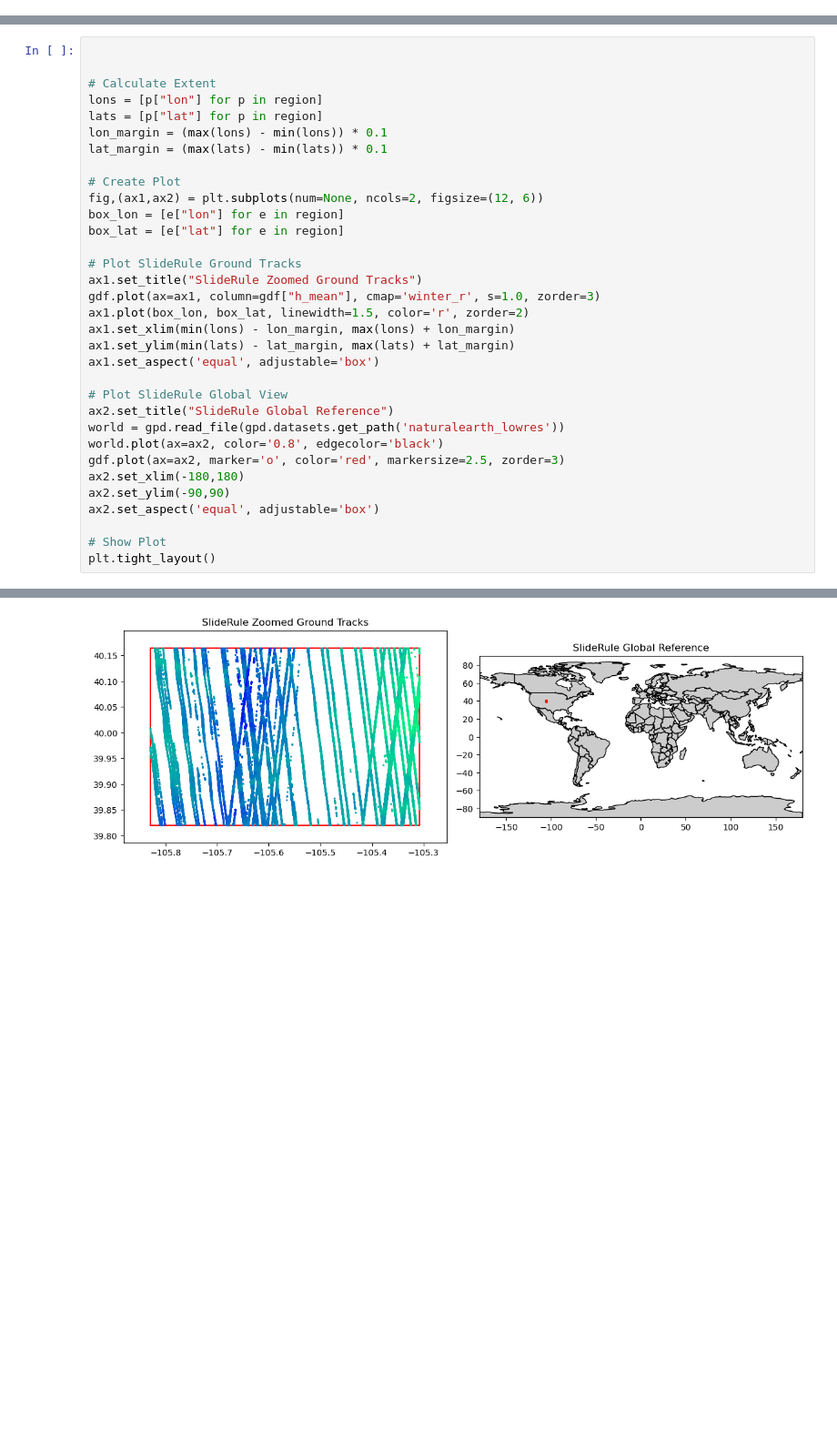
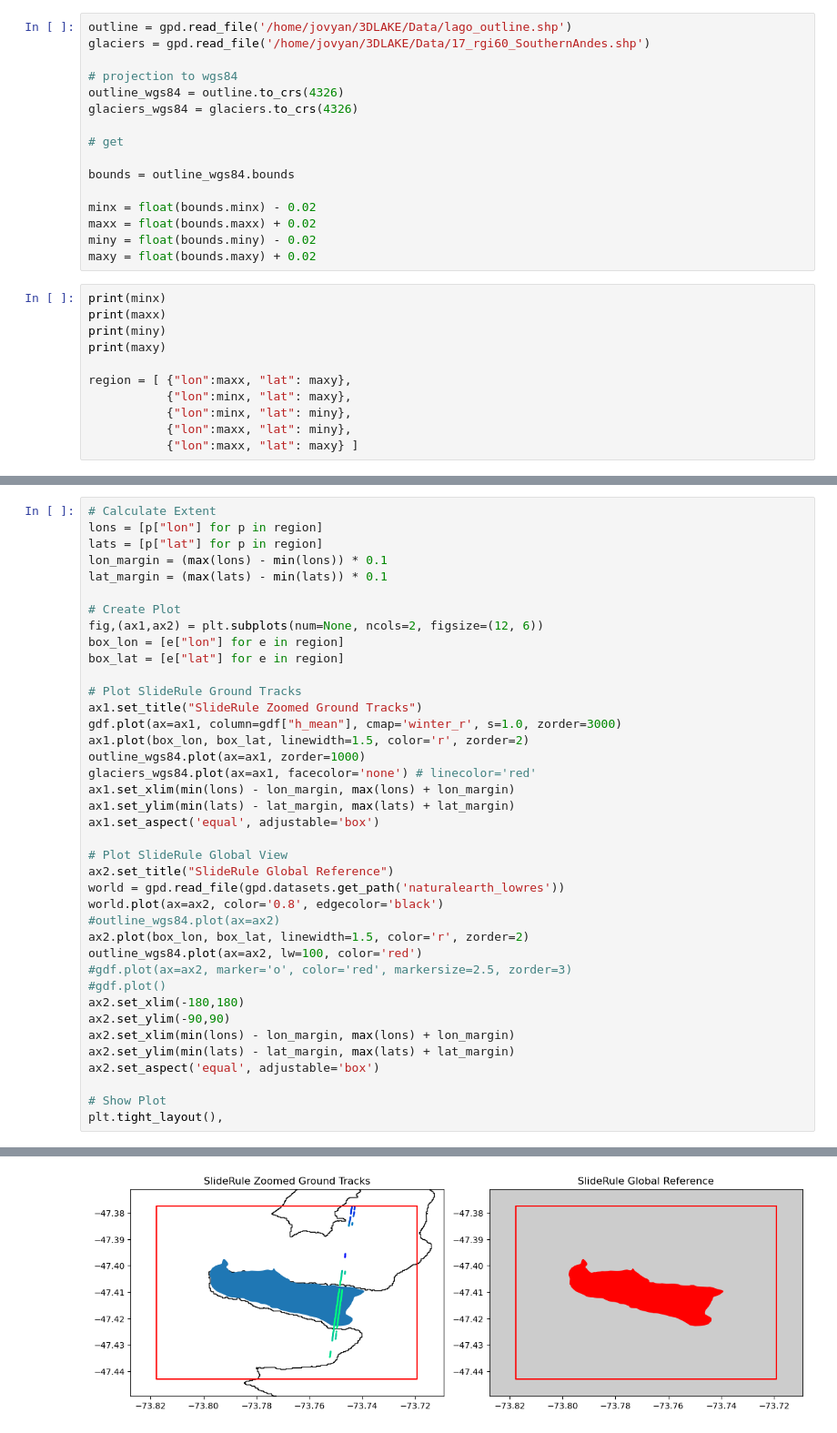
Before and after one commit to ICESAT-2HackWeek/3DLAKE, a Jupyter notebook: notebooks/plot_data.ipynb, the cells around one changed output, grey strips where cells are left out. Shown at 91% size. Cells and saved outputs as stored; diff of their text form; blank space fills up the shorter version.

```diff
--- a/notebooks/plot_data.ipynb
+++ b/notebooks/plot_data.ipynb
@@ -22,0 +9,27 @@ region
+# %%
+outline = gpd.read_file('/home/jovyan/3DLAKE/Data/lago_outline.shp')
+glaciers = gpd.read_file('/home/jovyan/3DLAKE/Data/17_rgi60_SouthernAndes.shp')
+
+# projection to wgs84
+outline_wgs84 = outline.to_crs(4326)
+glaciers_wgs84 = glaciers.to_crs(4326)
+
+# get
+
+bounds = outline_wgs84.bounds
+
+minx = float(bounds.minx) - 0.02
+maxx = float(bounds.maxx) + 0.02
+miny = float(bounds.miny) - 0.02
+maxy = float(bounds.maxy) + 0.02
+# %%
+print(minx)
+print(maxx)
+print(miny)
+print(maxy)
+
+region = [ {"lon":maxx, "lat": maxy},
+           {"lon":minx, "lat": maxy},
+           {"lon":minx, "lat": miny},
+           {"lon":maxx, "lat": miny},
+           {"lon":maxx, "lat": maxy} ]
@@ -47,6 +66,4 @@ Received 236492 elevations
 # %%
-
-
 # Calculate Extent
 lons = [p["lon"] for p in region]
 lats = [p["lat"] for p in region]
@@ -60,8 +77,10 @@ box_lat = [e["lat"] for e in region]
 
 # Plot SlideRule Ground Tracks
 ax1.set_title("SlideRule Zoomed Ground Tracks")
-gdf.plot(ax=ax1, column=gdf["h_mean"], cmap='winter_r', s=1.0, zorder=3)
+gdf.plot(ax=ax1, column=gdf["h_mean"], cmap='winter_r', s=1.0, zorder=3000)
 ax1.plot(box_lon, box_lat, linewidth=1.5, color='r', zorder=2)
+outline_wgs84.plot(ax=ax1, zorder=1000)
+glaciers_wgs84.plot(ax=ax1, facecolor='none') # linecolor='red'
 ax1.set_xlim(min(lons) - lon_margin, max(lons) + lon_margin)
 ax1.set_ylim(min(lats) - lat_margin, max(lats) + lat_margin)
 ax1.set_aspect('equal', adjustable='box')
@@ -70,11 +89,17 @@ ax1.set_aspect('equal', adjustable='box')
 ax2.set_title("SlideRule Global Reference")
 world = gpd.read_file(gpd.datasets.get_path('naturalearth_lowres'))
 world.plot(ax=ax2, color='0.8', edgecolor='black')
-gdf.plot(ax=ax2, marker='o', color='red', markersize=2.5, zorder=3)
+#outline_wgs84.plot(ax=ax2)
+ax2.plot(box_lon, box_lat, linewidth=1.5, color='r', zorder=2)
+outline_wgs84.plot(ax=ax2, lw=100, color='red')
+#gdf.plot(ax=ax2, marker='o', color='red', markersize=2.5, zorder=3)
+#gdf.plot()
 ax2.set_xlim(-180,180)
 ax2.set_ylim(-90,90)
+ax2.set_xlim(min(lons) - lon_margin, max(lons) + lon_margin)
+ax2.set_ylim(min(lats) - lat_margin, max(lats) + lat_margin)
 ax2.set_aspect('equal', adjustable='box')
 
 # Show Plot
-plt.tight_layout()
+plt.tight_layout(),
 # %% [output]
@@ -81 +107 @@ plt.tight_layout()
-[figure, old version]
+[figure, new version]
```
Also changed, not shown: parts of 10 cells of this notebook.
